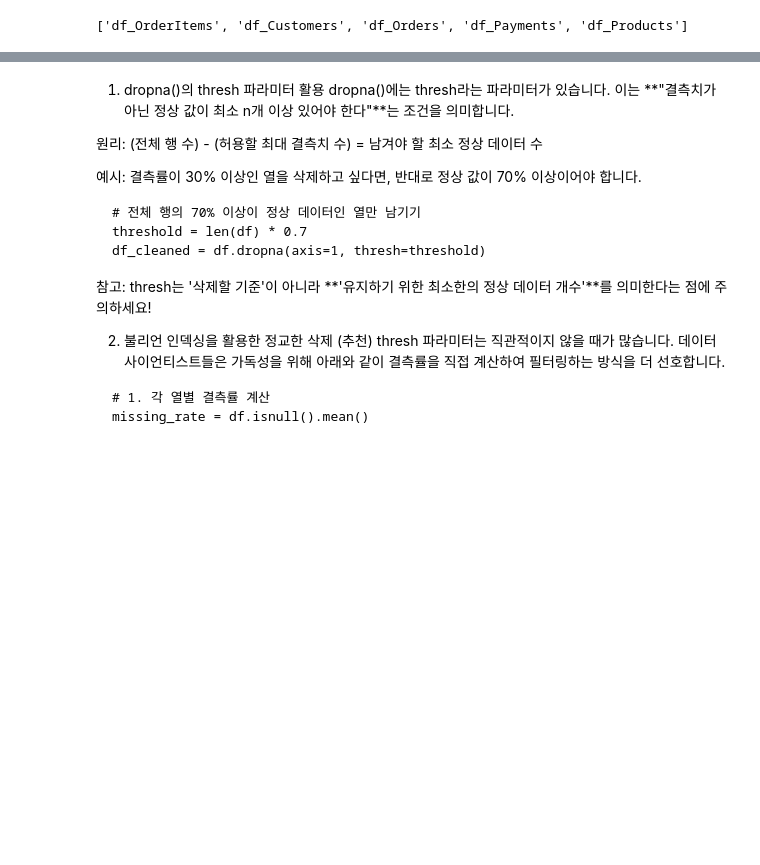
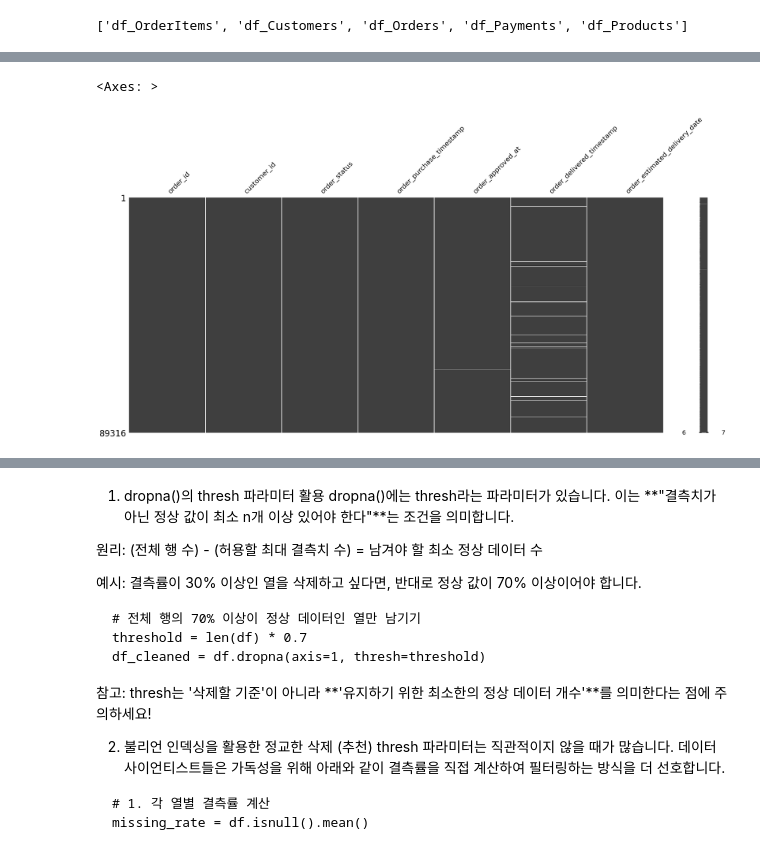
Before and after one commit to nasnah-hansan/Pandas, a Jupyter notebook: Pandas_practice_0.ipynb, the cells around one changed output, grey strips where cells are left out. Saved outputs shown, nothing was run; the diff lists cells and outputs as text; code cells hidden in the pictures; blank space fills up the shorter version.

```diff
--- a/Pandas_practice_0.ipynb
+++ b/Pandas_practice_0.ipynb
@@ -195,0 +124,6 @@ dtype: float64
+# %%
+import missingno as msno
+msno.matrix(df_Orders)
+# %% [output]
+<Axes: >
+[figure, added]
```
Also changed, not shown: parts of 17 cells of this notebook.
